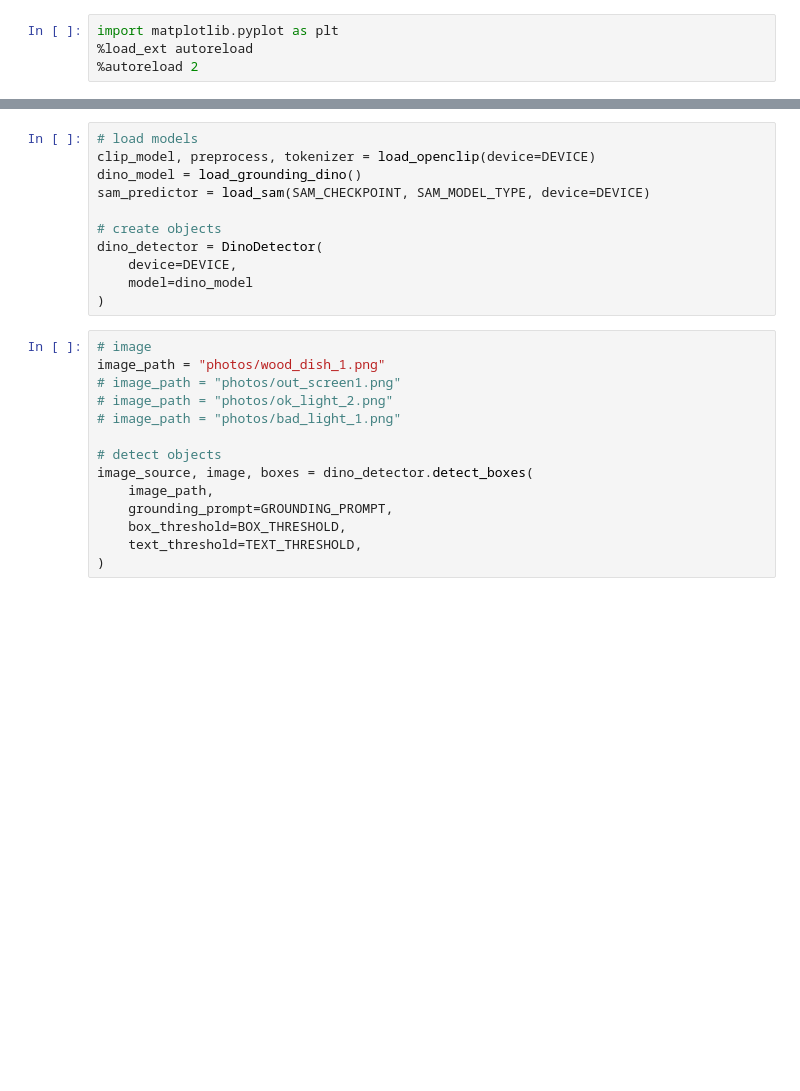
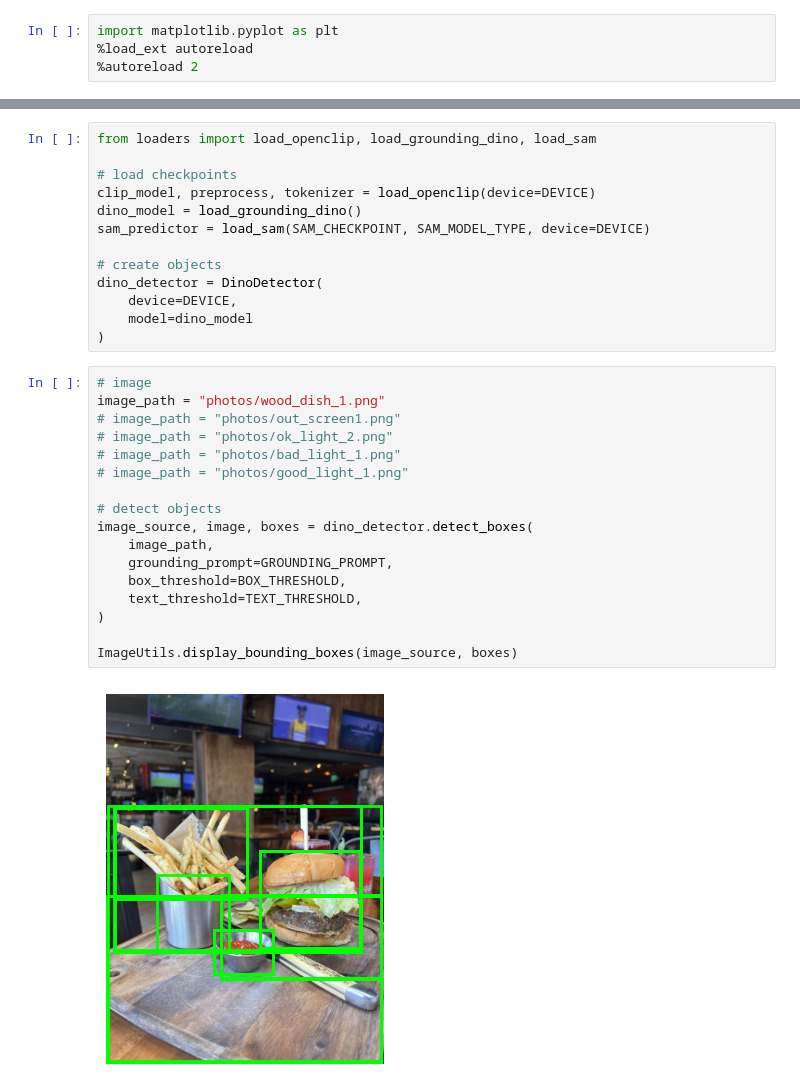
Before and after one commit to JimGalvan/FoodPhotoEnhancer, a Jupyter notebook: pipeline.ipynb, the cells around one changed output, grey strips where cells are left out. Saved outputs shown, nothing was run; the diff lists cells and outputs as text; blank space fills up the shorter version.

```diff
--- a/pipeline.ipynb
+++ b/pipeline.ipynb
@@ -25,6 +24,8 @@ SAM_CHECKPOINT = "models/sam_vit_b_01ec64.pth"
 SAM_MODEL_TYPE = "vit_b"
 # %%
-# load models
+from loaders import load_openclip, load_grounding_dino, load_sam
+
+# load checkpoints
 clip_model, preprocess, tokenizer = load_openclip(device=DEVICE)
 dino_model = load_grounding_dino()
 sam_predictor = load_sam(SAM_CHECKPOINT, SAM_MODEL_TYPE, device=DEVICE)
@@ -37,15 +38,20 @@ dino_detector = DinoDetector(
 # %%
 # image
 image_path = "photos/wood_dish_1.png"
 # image_path = "photos/out_screen1.png"
 # image_path = "photos/ok_light_2.png"
 # image_path = "photos/bad_light_1.png"
+# image_path = "photos/good_light_1.png"
 
 # detect objects
 image_source, image, boxes = dino_detector.detect_boxes(
     image_path,
     grounding_prompt=GROUNDING_PROMPT,
     box_threshold=BOX_THRESHOLD,
     text_threshold=TEXT_THRESHOLD,
 )
+
+ImageUtils.display_bounding_boxes(image_source, boxes)
+# %% [output]
+[figure, added]
 # %%
```
Also changed, not shown: parts of 4 cells of this notebook, 14 other files.
